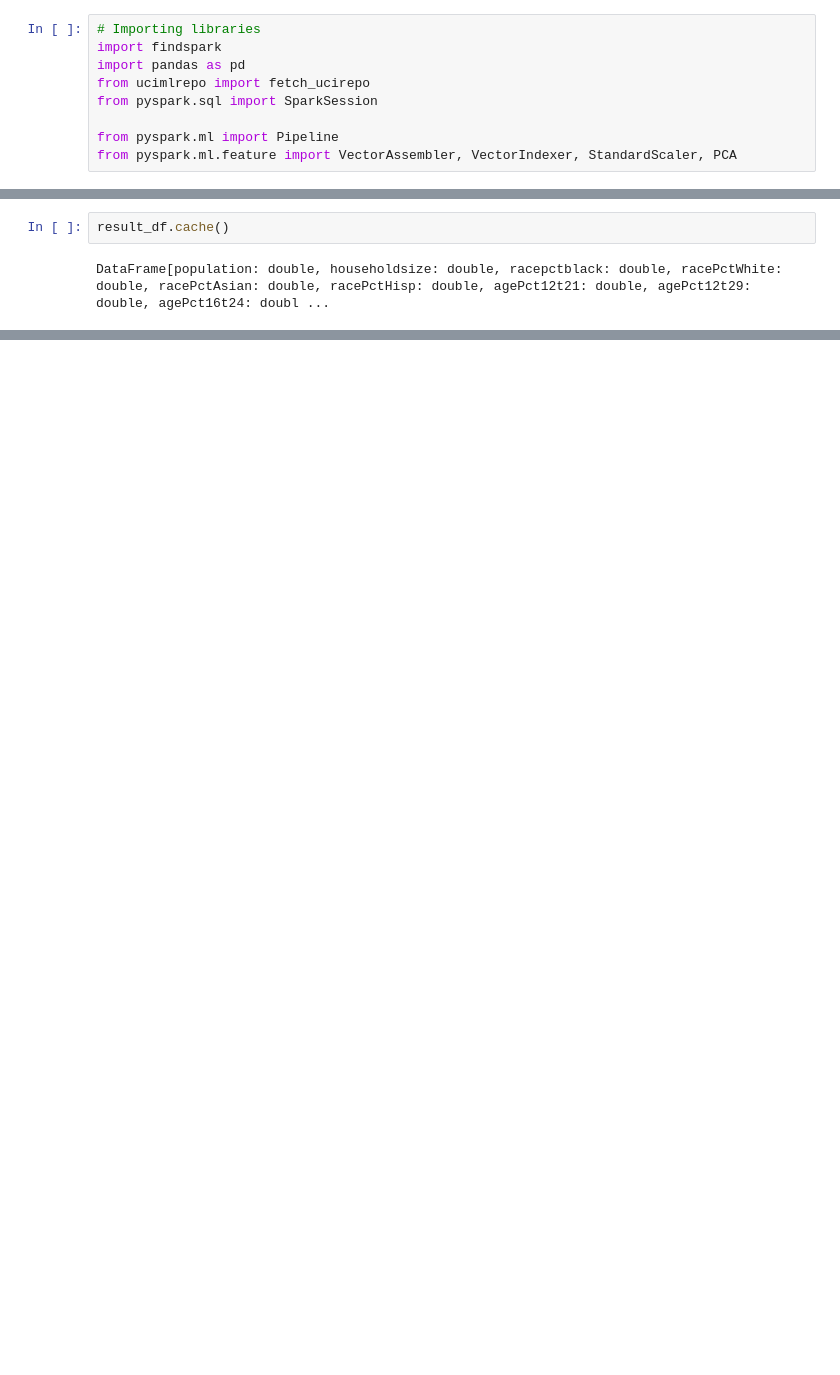
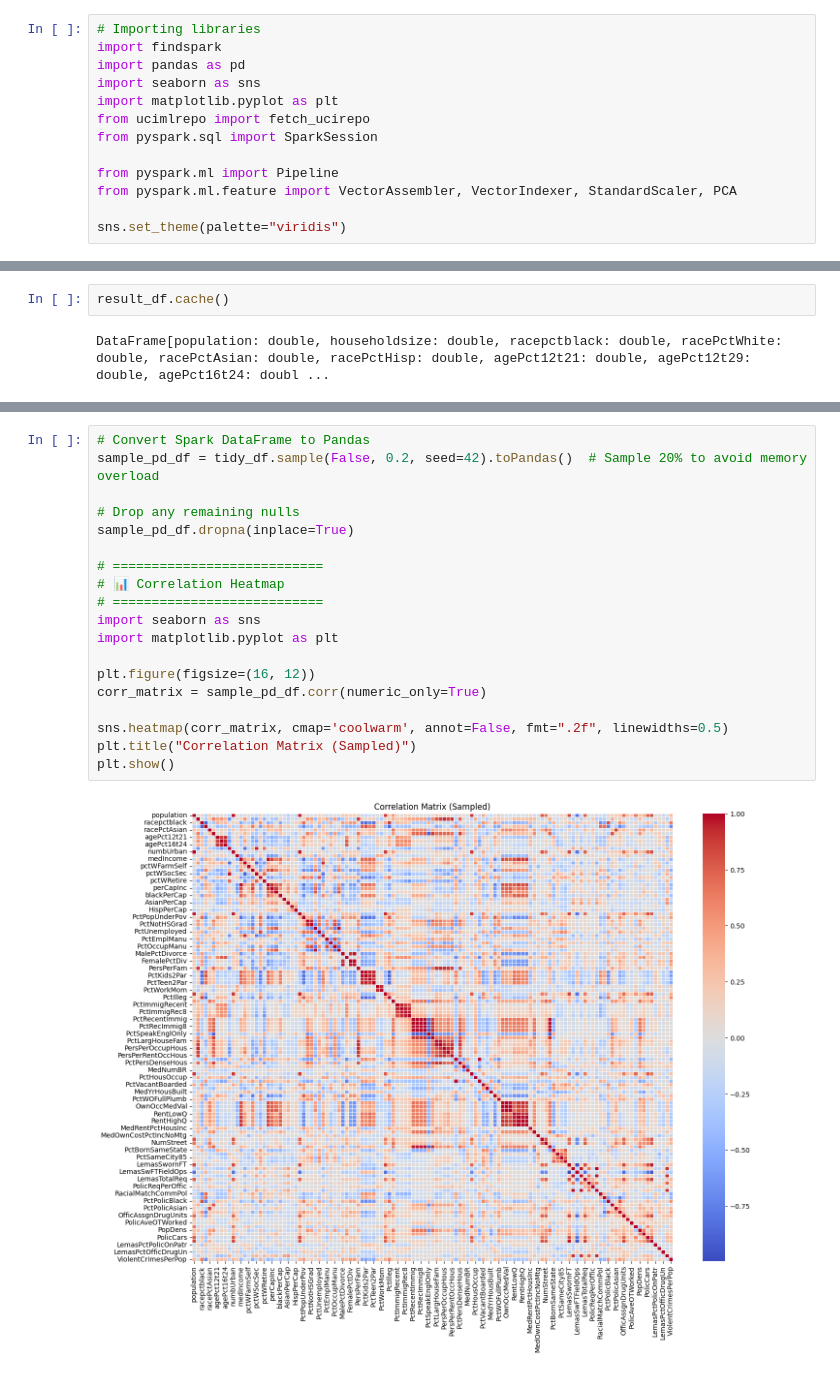
Before and after one commit to m-bermudez/ISM6562-Big-Data-Final-Project, a Jupyter notebook: Final Project.ipynb, the cells around one changed output, grey strips where cells are left out. Cells and saved outputs as stored; diff of their text form; blank space fills up the shorter version.

Commit message:
Added all SQL data analysis, correlation matrix, and cleaned up markdown

```diff
--- a/Final Project.ipynb
+++ b/Final Project.ipynb
@@ -45,9 +49,13 @@ findspark is already installed.
 # Importing libraries
 import findspark
 import pandas as pd
+import seaborn as sns
+import matplotlib.pyplot as plt
 from ucimlrepo import fetch_ucirepo
 from pyspark.sql import SparkSession
 
 from pyspark.ml import Pipeline
 from pyspark.ml.feature import VectorAssembler, VectorIndexer, StandardScaler, PCA
+
+sns.set_theme(palette="viridis")
 # %% [markdown]
@@ -214,0 +261,21 @@ DataFrame[population: double, householdsize: double, racepctblack: double, raceP
+# %%
+# Convert Spark DataFrame to Pandas
+sample_pd_df = tidy_df.sample(False, 0.2, seed=42).toPandas()  # Sample 20% to avoid memory overload
+
+# Drop any remaining nulls
+sample_pd_df.dropna(inplace=True)
+
+# ===========================
+# 📊 Correlation Heatmap
+# ===========================
+import seaborn as sns
+import matplotlib.pyplot as plt
+
+plt.figure(figsize=(16, 12))
+corr_matrix = sample_pd_df.corr(numeric_only=True)
+
+sns.heatmap(corr_matrix, cmap='coolwarm', annot=False, fmt=".2f", linewidths=0.5)
+plt.title("Correlation Matrix (Sampled)")
+plt.show()
+# %% [output]
+[figure, added]
```
Also changed, not shown: parts of 46 cells of this notebook.
